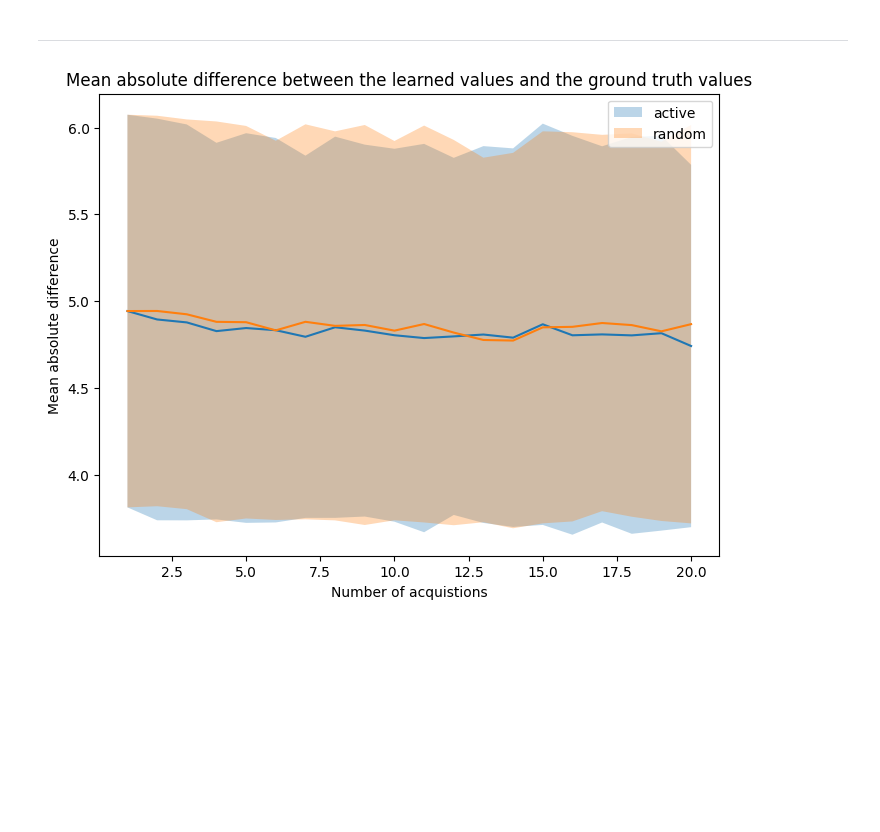
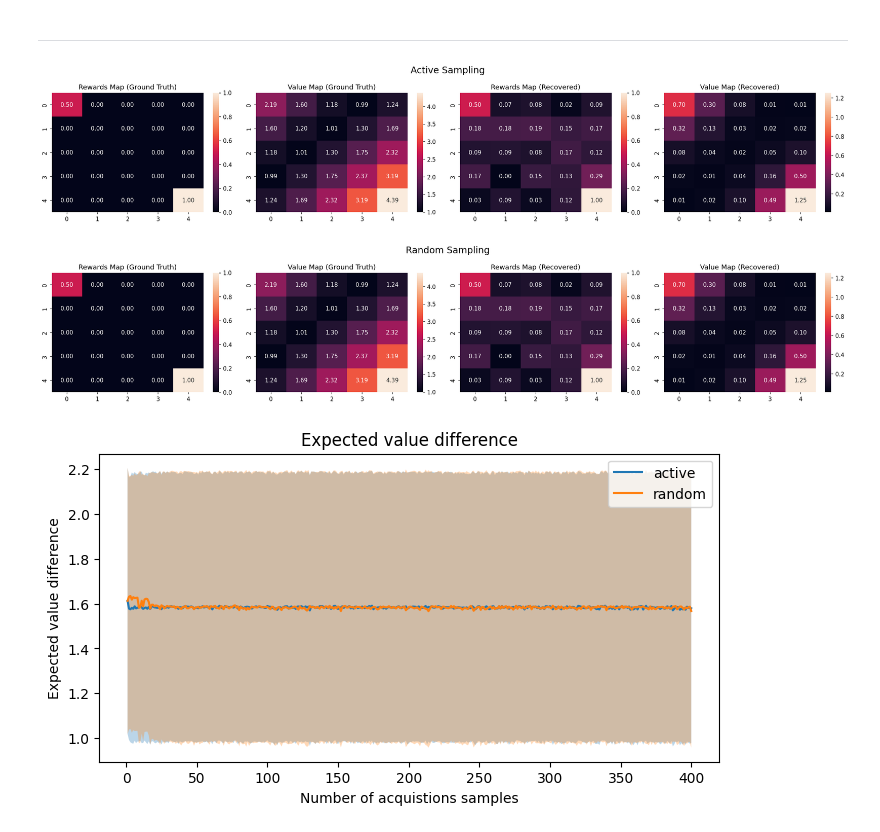
Before and after one commit to simonjisu/rl_2023spring, a Jupyter notebook: test.ipynb, the cells around one changed output. Drawn from its saved outputs; the diff is of its cells as text; code cells hidden in the pictures; blank space fills up the shorter version.

```diff
--- a/test.ipynb
+++ b/test.ipynb
@@ -114,40 +90,2 @@ np.abs(history_rand['final']['values'] - history_rand[0]['values_gt']).mean()
 # %% [markdown]
 ---
-# %%
-def get_infos(history):
-
-    values_gt = history[0]['values_gt']
-    policy_gt = history[0]['policy_gt']
-
-    idxs = list(history.keys())[1:-1]
-    all_values_diff = {'mean': [], 'std': []}
-    for i in idxs:
-        vd_mean = np.abs(history[i]['values'] - values_gt).mean()
-        vd_std = np.abs(history[i]['values'] - values_gt).std()
-        all_values_diff['mean'].append(vd_mean)
-        all_values_diff['std'].append(vd_std)
-
-    return all_values_diff
-# %%
-fig, ax = plt.subplots(figsize=(8, 6))
-
-idxs_act = list(history_act.keys())[1:-1]
-idxs_rand = list(history_rand.keys())[1:-1]
-vd_act = get_infos(history_act)
-vd_rand = get_infos(history_rand)
-
-sns.lineplot(x=idxs_act, y=vd_act['mean'])
-ax.fill_between(idxs_act, np.array(vd_act['mean']) - np.array(vd_act['std']),
-                np.array(vd_act['mean']) + np.array(vd_act['std']), alpha=0.3, label='active')
-
-sns.lineplot(x=idxs_rand, y=vd_rand['mean'])
-ax.fill_between(idxs_rand, np.array(vd_rand['mean']) - np.array(vd_rand['std']),
-                np.array(vd_rand['mean']) + np.array(vd_rand['std']), alpha=0.3, label='random')
-
-ax.set_xlabel('Number of acquistions')
-ax.set_ylabel('Mean absolute difference')
-ax.set_title('Mean absolute difference between the learned values and the ground truth values')
-ax.legend()
-plt.show()
-# %% [output]
-[figure, removed]
@@ -153,0 +191,11 @@ plt.show()
+# %%
+idxs_act, vd_act, info_act = get_infos(history_act, active=True, search_idx=None)
+idxs_rand, vd_rand, info_rand = get_infos(history_rand, active=False, search_idx=None)
+# %%
+draw_maps(info_act, active=True, search_idx=None)
+draw_maps(info_rand, active=False, search_idx=None)  # same to info_act
+draw_evd(idxs_act, idxs_rand, vd_act, vd_rand, search_idx=None)
+# %% [output]
+[figure, added]
+[figure, added]
+[figure, added]
```
Also changed, not shown: parts of 14 cells of this notebook, 5 other files.
